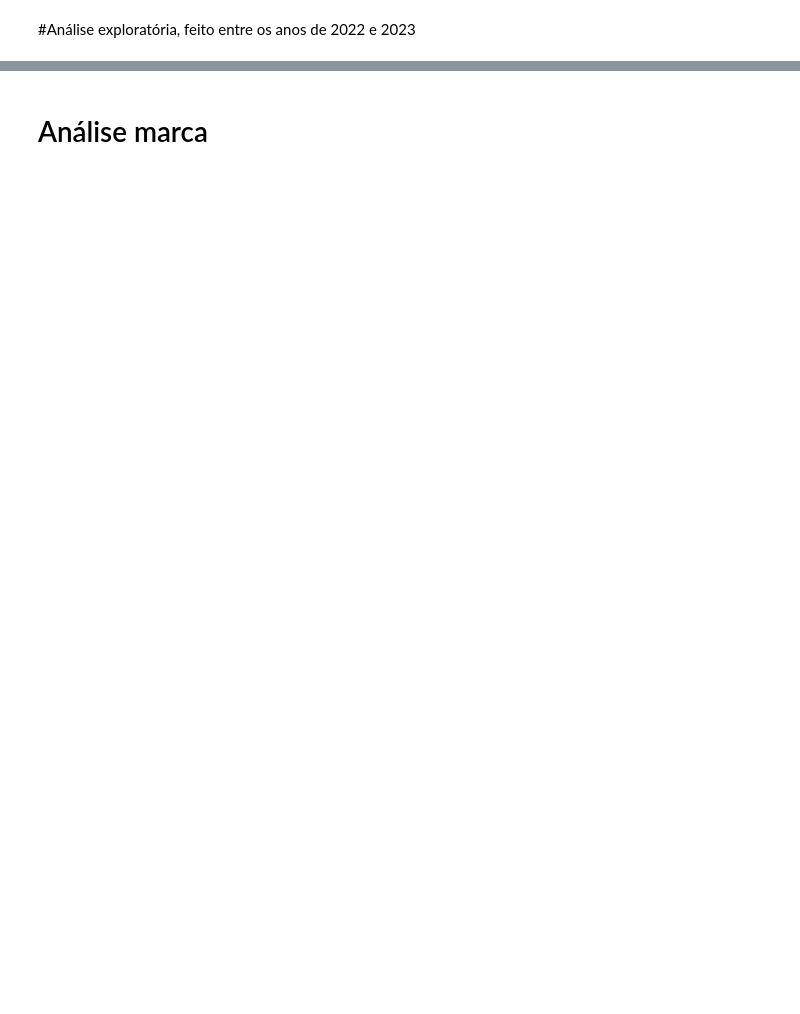
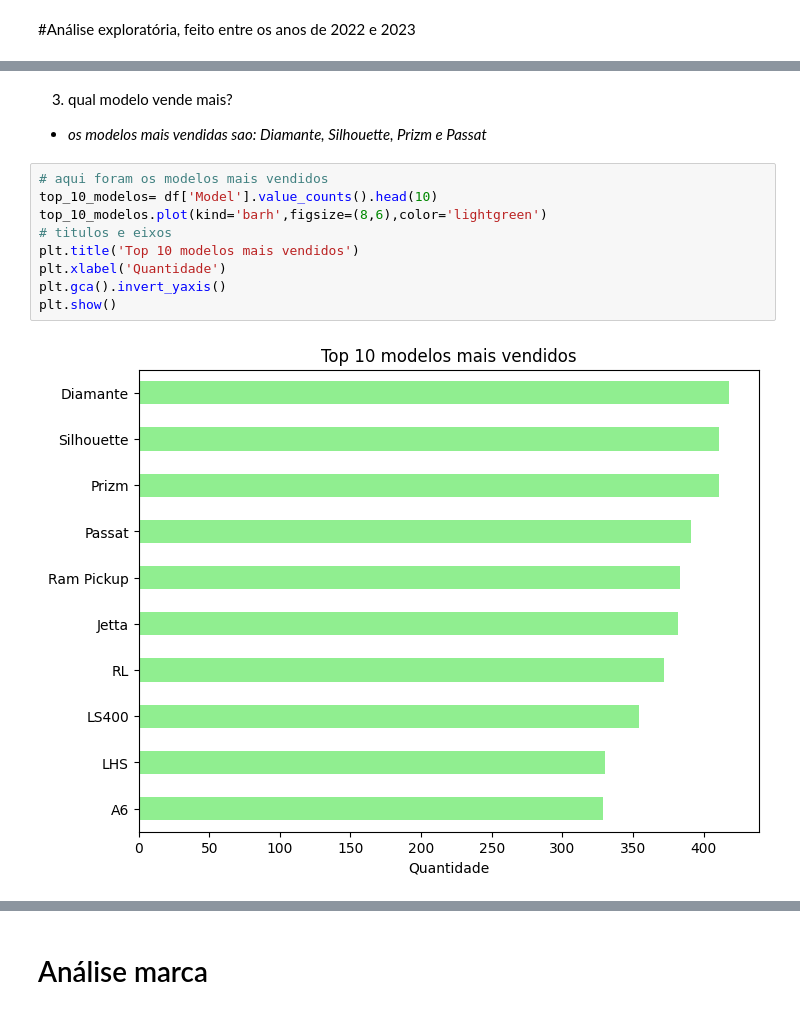
Before and after one commit to AlexPontes97/Projetos, a Jupyter notebook: venda_de_carros.ipynb, the cells around one changed output, grey strips where cells are left out. Drawn from its saved outputs; the diff is of its cells as text; blank space fills up the shorter version.

```diff
--- a/venda_de_carros.ipynb
+++ b/venda_de_carros.ipynb
@@ -65,0 +65,14 @@ df.boxplot()
+# %% [markdown]
+3. qual modelo vende mais?
+* *os modelos mais vendidas sao: Diamante, Silhouette, Prizm e Passat*
+# %%
+# aqui foram os modelos mais vendidos
+top_10_modelos= df['Model'].value_counts().head(10)
+top_10_modelos.plot(kind='barh',figsize=(8,6),color='lightgreen')
+# titulos e eixos
+plt.title('Top 10 modelos mais vendidos')
+plt.xlabel('Quantidade')
+plt.gca().invert_yaxis()
+plt.show()
+# %% [output]
+[figure, added]
```
Also changed, not shown: parts of 46 cells of this notebook.
